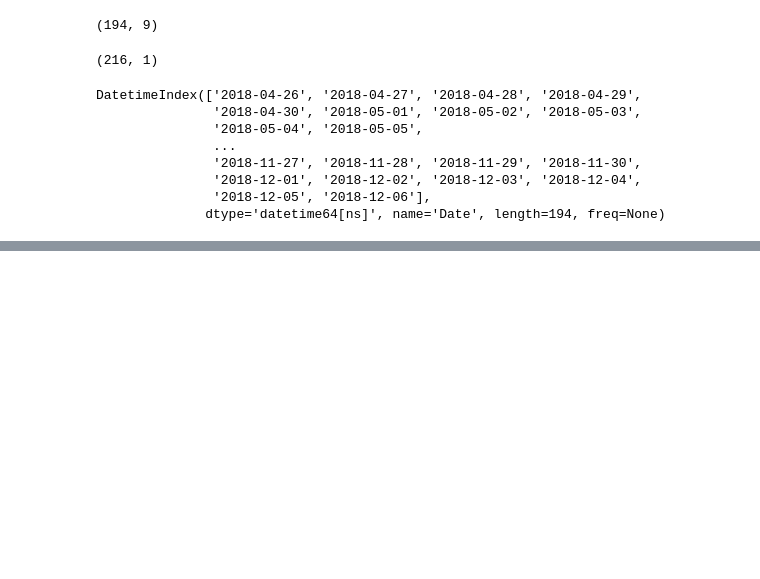
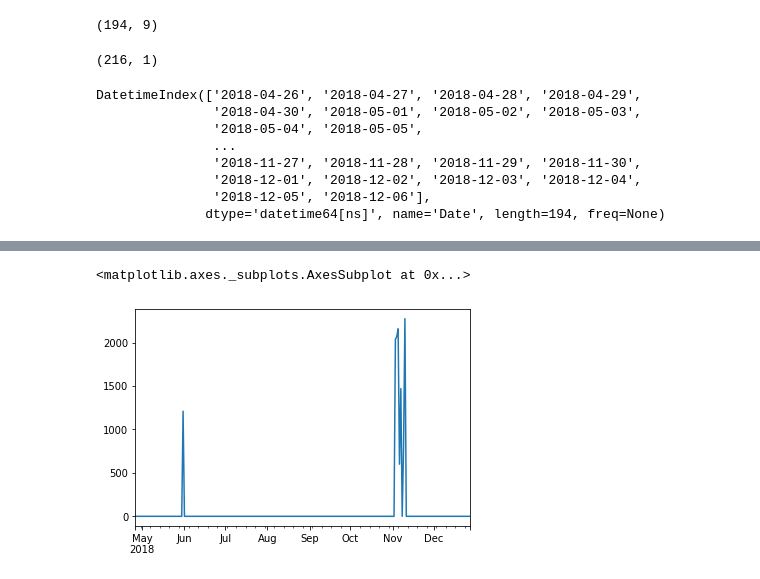
Before and after one commit to guedanie/fitbit-time-series-analysis, a Jupyter notebook: fitbit_prepare_notebook.ipynb, the cells around one changed output, grey strips where cells are left out. Saved outputs shown, nothing was run; the diff lists cells and outputs as text; code cells hidden in the pictures; blank space fills up the shorter version.

```diff
--- a/fitbit_prepare_notebook.ipynb
+++ b/fitbit_prepare_notebook.ipynb
@@ -212,0 +148,17 @@ df.calories.resample("M").mean().plot.line()
+# %%
+aug = fitbit["2018-08"]
+
+fitbit["2018-08-27":"2018-09-26"] = aug
+# %%
+r = pd.date_range(start=fitbit.index.min(), end=fitbit.index.max())
+# %%
+fitbit = fitbit.reindex(r)
+# %%
+for col in fitbit:
+    impude_value = fitbit["2018-08"][col].resample("M").mean()[0]
+    fitbit[col] = fitbit[col].fillna(impude_value)
+# %%
+fitbit.calories.resample("D").mean().plot.line()
+# %% [output]
+<matplotlib.axes._subplots.AxesSubplot at 0x...>
+[figure, added]
```
Also changed, not shown: parts of 30 cells of this notebook.
